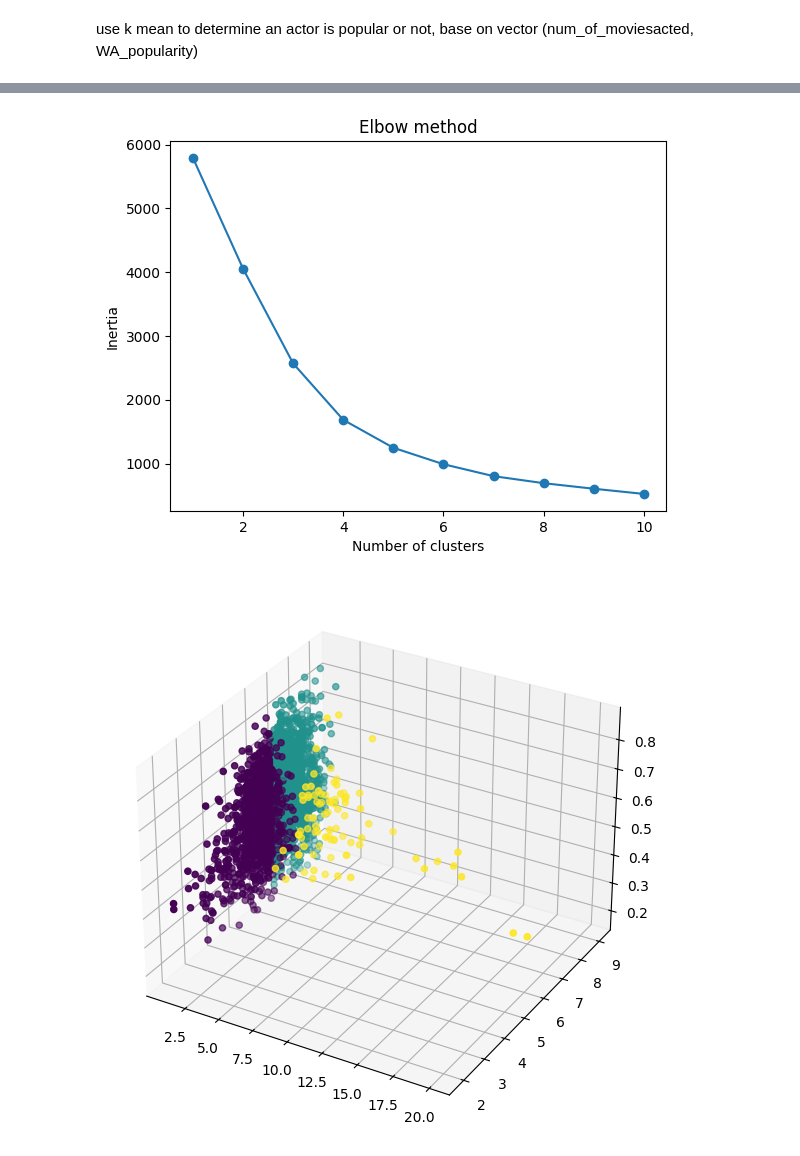
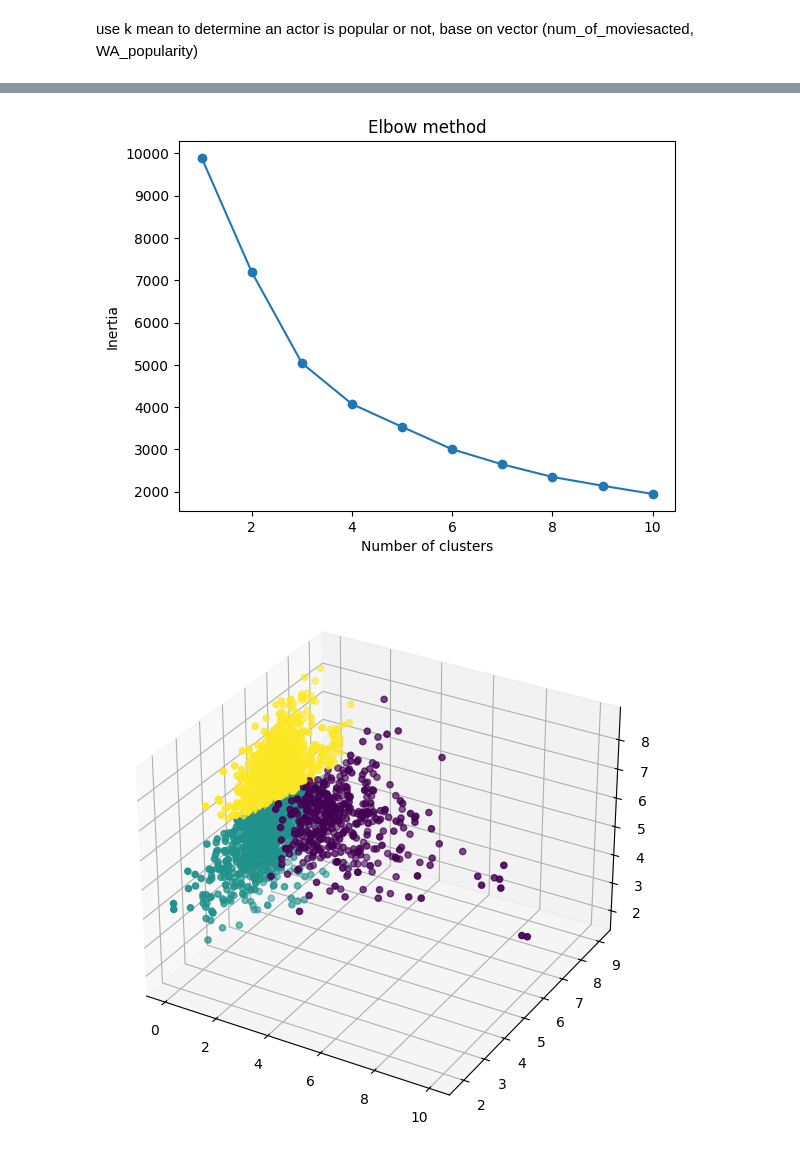
Before and after one commit to XiaoyingChen924/Movie_Popularity_Analysis, a Jupyter notebook: actor_director_preprocseeing.ipynb, the cells around one changed output, grey strips where cells are left out. Drawn from its saved outputs; the diff is of its cells as text; code cells hidden in the pictures.

```diff
--- a/actor_director_preprocseeing.ipynb
+++ b/actor_director_preprocseeing.ipynb
@@ -150,8 +156,8 @@ plt.show()
 # %% [markdown]
 use k mean to determine an actor is popular or not, base on vector (num_of_moviesacted, WA_popularity)
 # %%
-actor_df = pd.read_csv("actor.csv")
-data = list(zip(actor_df["num_of_movie"], actor_df["avg_nor_popularity"], actor_df["avg_score"]))  #, actor_df["avg_popularity"])), actor_df["avg_score"],
+actor_df = pd.read_csv("pre_actor.csv")
+data = list(zip(actor_df["nor_movie_count"], actor_df["avg_nor_popularity"], actor_df["avg_score"]))  #, actor_df["avg_popularity"])), actor_df["avg_score"],
 inertias = []
 inertias = []
 
@@ -192,6 +199,6 @@ df_comb.to_csv('actor.csv', index=False)
 # %%
-director_df = pd.read_csv("director.csv")
-data = list(zip(director_df["num_of_movie"], director_df["avg_score"], director_df["avg_nor_popularity"]))
+director_df = pd.read_csv("pre_director.csv")
+data = list(zip(director_df["nor_movie_count"], director_df["avg_score"], director_df["avg_nor_popularity"]))
 inertias = []
 
 for i in range(1,11):
@@ -205,30 +212,30 @@ plt.xlabel('Number of clusters')
 plt.ylabel('Inertia')
 plt.show()
 # %% [output]
-[figure, old version]
+[figure, new version]
 # %%
 kmeans = KMeans(n_clusters=3)
 kmeans.fit(data)
 label = kmeans.labels_
 
 fig = plt.figure(figsize = (10, 7))
 ax = plt.axes(projection ="3d")
 
 # Creating plot, director_df["avg_popularity"]
-ax.scatter3D(director_df["num_of_movie"], director_df["avg_score"], director_df["avg_nor_popularity"], c=label)
+ax.scatter3D(director_df["nor_movie_count"], director_df["avg_score"], director_df["avg_nor_popularity"], c=label)
 
 #plt.figure(figsize=(10, 7))
 #plt.scatter(director_df["num_of_movie"], director_df["avg_score"], c=label, marker='o')
 
 #plt.scatter(actor_df["num_of_movie"], actor_df["avg_score"], actor_df["avg_popularity"], c=label)
 #plt.show()
 
 
 df = pd.DataFrame({'ClusterLabel': label})
 df_comb = pd.concat([director_df,df], axis=1, join='inner')
 df_comb.to_csv('director.csv', index=False)
 # %% [output]
-[figure, old version]
+[figure, new version]
 # %%
 def contain_popular_actor(name,p_actor_dict):
     result = [0,1,2]
```
Also changed, not shown: parts of 6 cells of this notebook, 4 other files.
